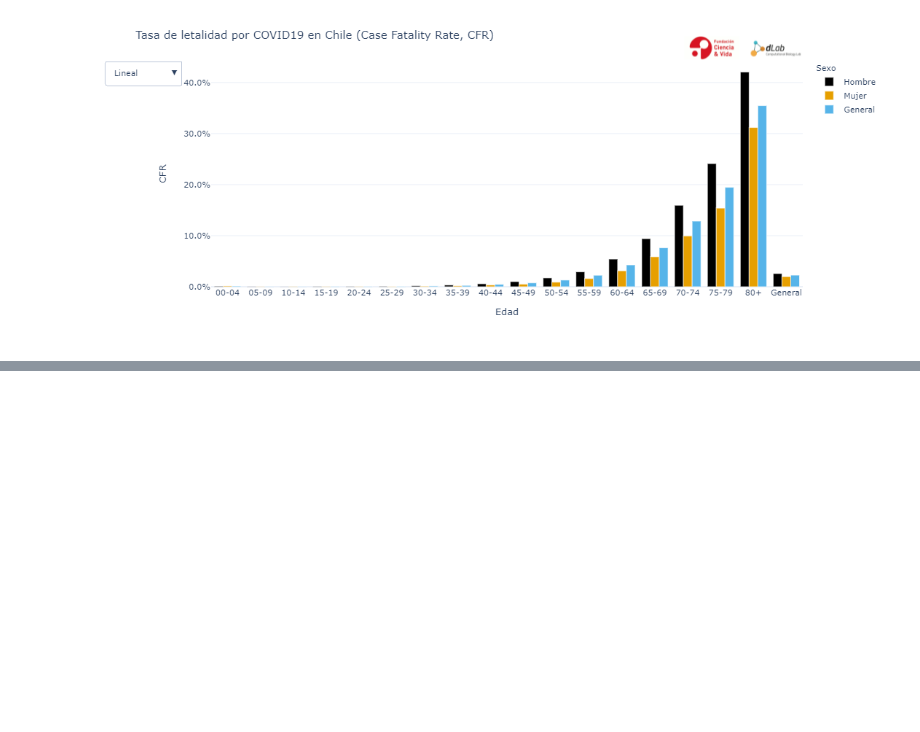
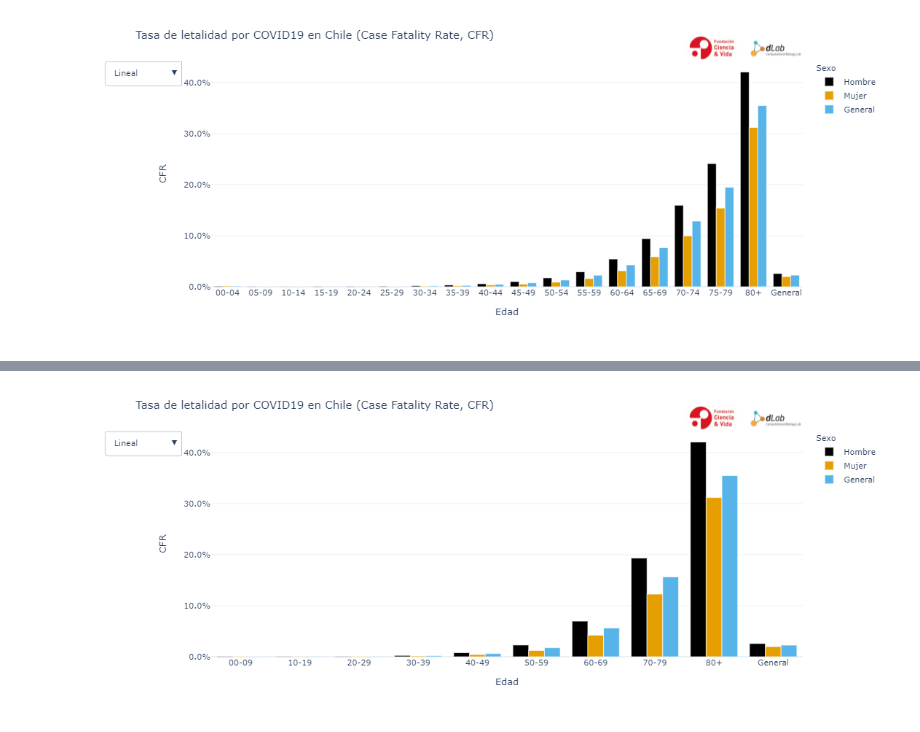
Before and after one commit to DLab/Analitica-Minsal, a Jupyter notebook: src/Notebooks/CFR.ipynb, the cells around one changed output, grey strips where cells are left out. Drawn from its saved outputs; the diff is of its cells as text; code cells hidden in the pictures; blank space fills up the shorter version.

```diff
--- a/src/Notebooks/CFR.ipynb
+++ b/src/Notebooks/CFR.ipynb
@@ -129,5 +143,19 @@ casos_genero_edad = casos_genero_edad.diff().fillna(0)
 
 casos_genero_edad.columns.names = ['Sexo', 'Edad']
 # casos_genero_edad.index.name = 'Fecha'
-casos_genero_edad
+casos_genero_edad_10s = casos_genero_edad.copy()
+i = 0
+for sex in tr_sex.values():
+    for ages in labels_10s:
+        if ages == '80+':
+#             casos_genero_edad_10s[sex, ages] = casos_genero_edad_10s[sex]['80+']
+            continue
+#         print(casos_genero_edad_10s[sex].columns[i:i+2])
+#         print(casos_genero_edad_10s[sex][casos_genero_edad_10s[sex].columns[i:i+2]].sum())
+        casos_genero_edad_10s[sex, ages] = casos_genero_edad_10s[sex][casos_genero_edad_10s[sex].columns[i:i+2]].sum(axis=1)
+        i += 2
+    i = 0
+casos_genero_edad_10s.drop(columns=list(tr_edad.values())[:-1], inplace=True, level=1)
+casos_genero_edad_10s = casos_genero_edad_10s.sort_index(axis=1)
+casos_genero_edad.sum()
 # %% [output]
@@ -241,0 +270,73 @@ cfr
+# %%
+defunciones_deis_edad_10s = defunciones_deis_genero_edad_10s.sum().reset_index().groupby(['Edad']).sum()
+casos_edad_10s = casos_genero_edad_10s.sum().reset_index().groupby(['Edad']).sum()
+cfr_edad_10s = defunciones_deis_edad_10s/casos_edad_10s
+cfr_edad_10s.rename(columns={0: 'CFR'}, inplace=True)
+cfr_edad_10s = cfr_edad_10s.reset_index()
+overall_ing = 'General'
+cfr_edad_10s['Sexo'] = overall_ing
+
+cfr_10s = ((defunciones_deis_genero_edad_10s.sum()/casos_genero_edad_10s.sum()))
+cfr_10s.rename('CFR', inplace=True)
+cfr_10s = cfr_10s.reset_index()
+
+cfr_total_total_10s = defunciones_deis_genero_edad_10s.sum().sum()/casos_genero_edad_10s.sum().sum()
+cfr_total_hombre_10s = defunciones_deis_genero_edad_10s['Hombre'].sum().sum()/casos_genero_edad_10s['Hombre'].sum().sum()
+cfr_total_mujer_10s = defunciones_deis_genero_edad_10s['Mujer'].sum().sum()/casos_genero_edad_10s['Mujer'].sum().sum()
+cfr_10s = cfr_10s.append({'Sexo': 'Hombre', 'Edad': overall_ing, 'CFR': cfr_total_hombre_10s}, ignore_index=True)
+cfr_10s = cfr_10s.append({'Sexo': 'Mujer', 'Edad': overall_ing, 'CFR': cfr_total_mujer_10s}, ignore_index=True)
+cfr_10s = cfr_10s.append({'Sexo': overall_ing, 'Edad': overall_ing, 'CFR': cfr_total_total_10s}, ignore_index=True)
+cfr_10s = cfr_10s.append(cfr_edad_10s, ignore_index=True)
+Wong = ['#000000', '#E69F00', '#56B4E9',
+        '#009E73', '#F0E442', '#0072B2',
+        '#D55E00', '#CC79A7']
+
+fig_cfr_10s = px.bar(
+    cfr_10s,
+    x='Edad',
+    y='CFR',
+    color='Sexo',
+    barmode='group',
+    color_discrete_sequence=Wong
+)
+fig_cfr_10s.update_xaxes(type='category')
+fig_cfr_10s.update_layout(hovermode='x')
+fig_cfr_10s.update_traces(
+    hovertemplate="<br>".join([
+#         "Día: %{x}",
+        "%{y:.2%}",
+    ])
+)
+fig_cfr_10s.update_layout(
+    template='plotly_white',
+    yaxis_tickformat = '.1%',
+    font=dict(
+        size=14,
+    ),
+    title='Tasa de letalidad por COVID19 en Chile (Case Fatality Rate, CFR)'
+)
+fig_cfr_10s.add_layout_image(
+    dict(
+        source="https://i2.wp.com/dlab.cl/wp-content/uploads/2016/08/LogoWebDlab.png",
+        xref="paper", yref="paper",
+        x=1, y=1.0,
+        sizex=0.2, sizey=0.2,
+        xanchor="right", yanchor="bottom"
+    )
+)
+fig_cfr_10s.update_layout(
+       updatemenus=[
+            dict(
+                 buttons=[
+                     dict(label="Lineal",
+                          method="relayout",
+                          args=[{"yaxis.type": "linear"}]),
+                     dict(label="Logaritmico",
+                          method="relayout",
+                          args=[{"yaxis.type": "log"}]),
+                                  ])],
+                font=dict(size=11)
+            )
+fig_cfr_10s
+# %% [output]
+[figure, added]
```
Also changed, not shown: parts of 7 cells of this notebook, 3 other files.
